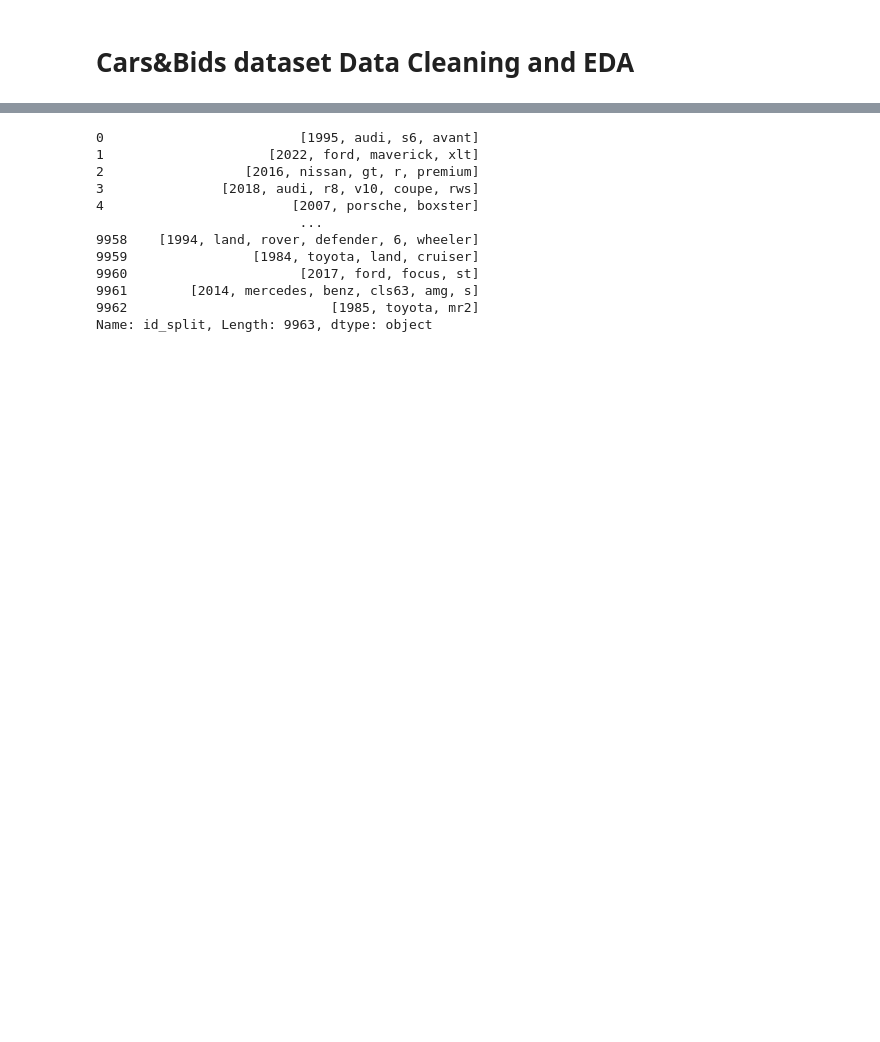
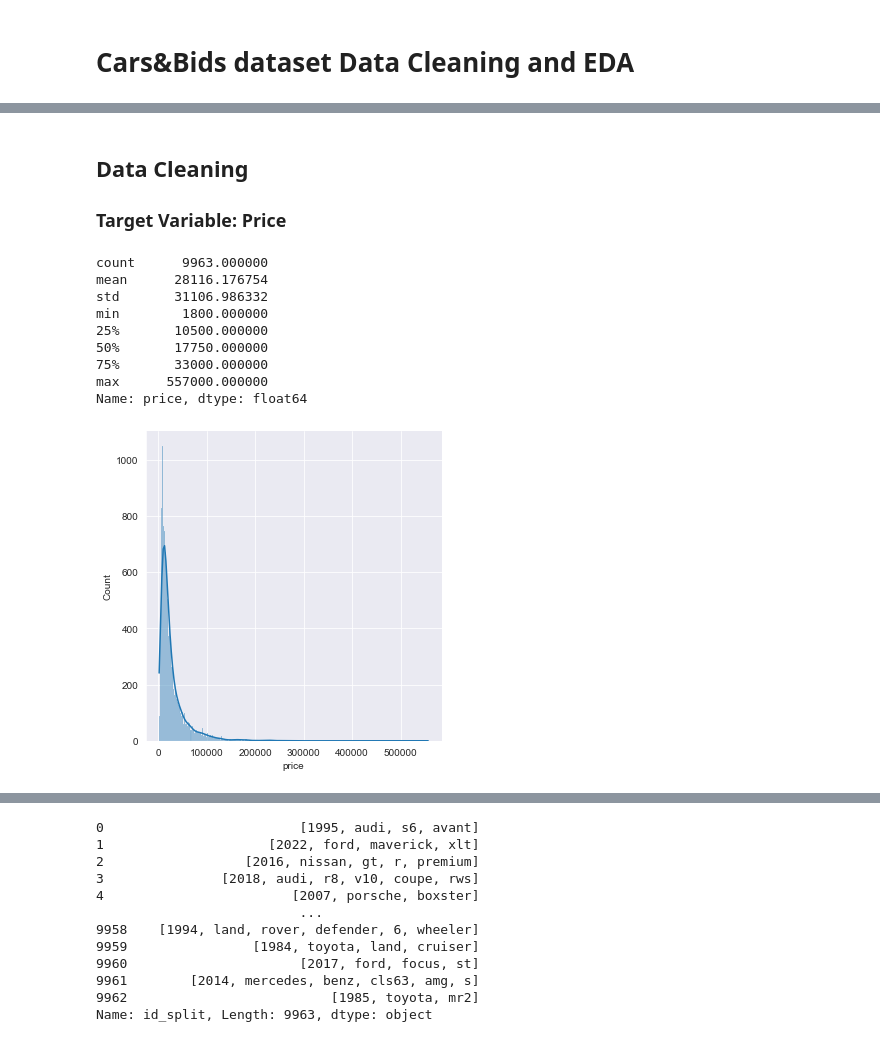
Before and after one commit to pwolff42/auto_auctions, a Jupyter notebook: data_cleansing.ipynb, the cells around one changed output, grey strips where cells are left out. Drawn from its saved outputs; the diff is of its cells as text; code cells hidden in the pictures; blank space fills up the shorter version.

```diff
--- a/data_cleansing.ipynb
+++ b/data_cleansing.ipynb
@@ -108,6 +100,0 @@ hist(x, bins=None, range=None, density=False, weights=None, cumulative=False, bo
-# %%
-# fixing the Model feature, which had 'Save' appended to each model name as a result of the scraping
-cars_df["model_clean"] = cars_df["Model"].str[:-4]
-cars_df["model_clean"]
-cars_df["model_clean"].value_counts()
-cars_df[cars_df["model_clean"] == "911"]
@@ -113,0 +117,21 @@ cars_df[cars_df["model_clean"] == "911"]
+# %% [markdown]
+## Data Cleaning
+
+### Target Variable: Price
+# %%
+# target variable: price in USD
+cars_df["price"] = pd.to_numeric(cars_df["price"])
+sns.displot(cars_df["price"], kde = True) # big positive skew, eliminating large outliers might be useful, log-transformation would make it more normal
+cars_df["price"].describe()
+# looks like most cars are in the $10000 - $100000 range
+# %% [output]
+count      9963.000000
+mean      28116.176754
+std       31106.986332
+min        1800.000000
+25%       10500.000000
+50%       17750.000000
+75%       33000.000000
+max      557000.000000
+Name: price, dtype: float64
+[figure, added]
```
Also changed, not shown: parts of 91 cells of this notebook.
